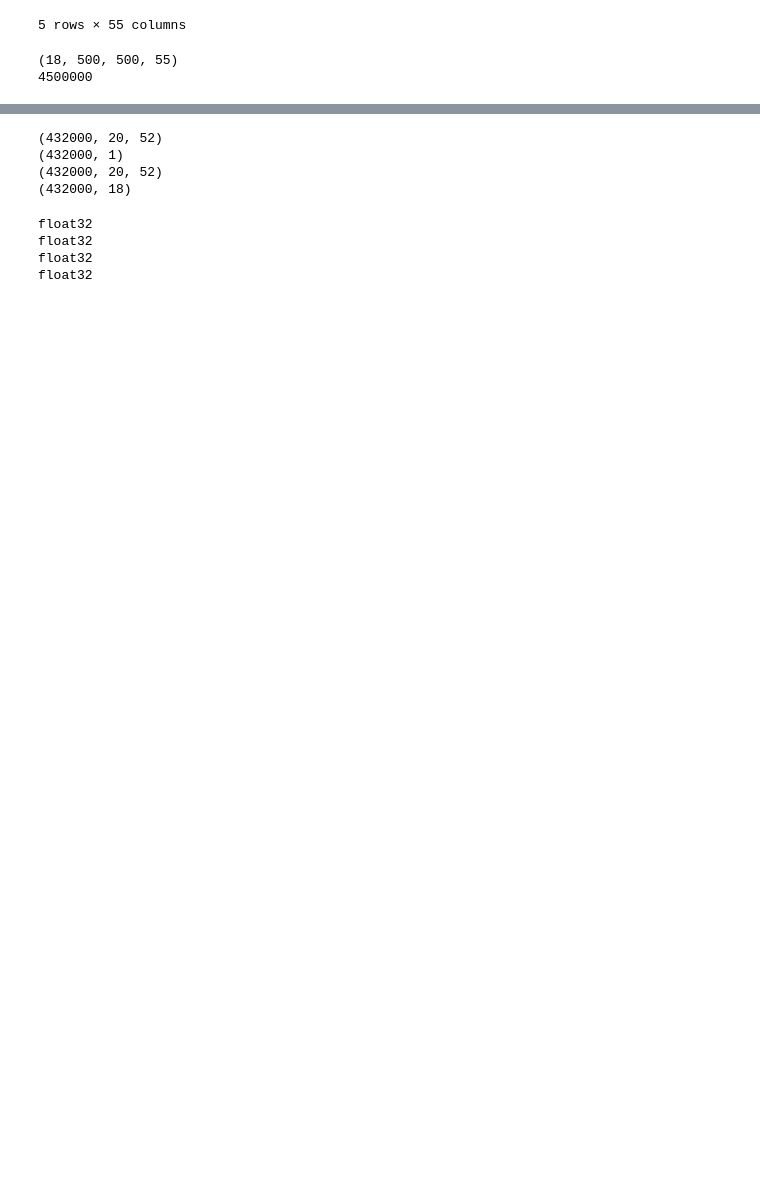
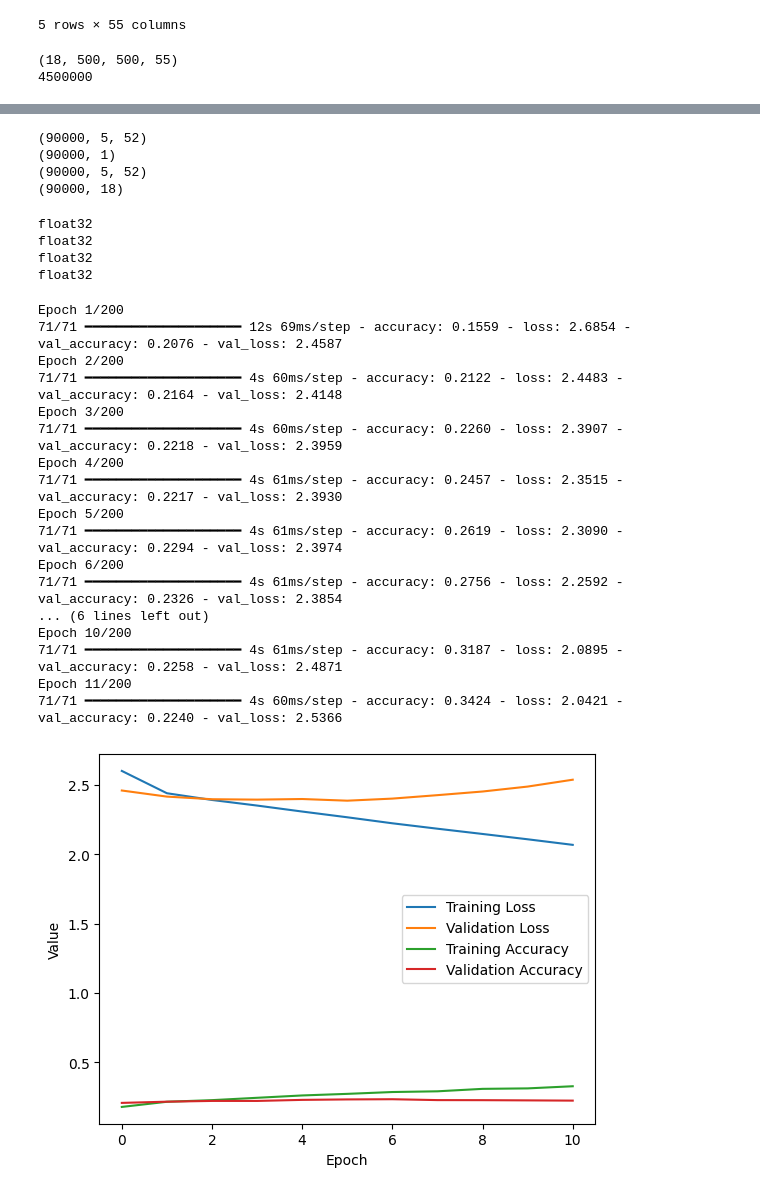
Before and after one commit to batuogkoc/fault-detection-kocsistem, a Jupyter notebook: preprocess_dataset_pm.ipynb, the cells around one changed output, grey strips where cells are left out. Cells and saved outputs as stored; diff of their text form; code cells hidden in the pictures; blank space fills up the shorter version.

```diff
--- a/preprocess_dataset_pm.ipynb
+++ b/preprocess_dataset_pm.ipynb
@@ -45,10 +54,10 @@ print(len(processed_data))
 (18, 500, 500, 55)
 4500000
 # %%
-sample_count = 500
-width = 20
-stride = 10
-lookahead = 1
+sample_count = 40
+width = 5
+stride = 3
+lookahead = 5
 start_idx_range = range(0, sample_count-width-lookahead, stride)
 
 x_shape = list(np_dataset.shape)
@@ -72,5 +81,5 @@ for start_idx in start_idx_range:
     idx += 1
 # data.head(50)
 # print(x_dataset.shape)
-print(y_dataset[10,0])
+print(x_dataset[1, 0, 0, :, 0])
 # %% [output]
@@ -107,9 +102,13 @@ y_enc = enc.fit_transform(reshaped_y_dataset)
 
 print(x_scaled.shape)
 print(y_enc.shape)
+
+from sklearn.model_selection import train_test_split
+
+x_train, x_val, y_train, y_val = train_test_split(x_scaled.astype(np.float32), y_enc.astype(np.float32), train_size=0.2, random_state=42)
 # %% [output]
-(432000, 20, 52)
-(432000, 1)
-(432000, 20, 52)
-(432000, 18)
+(90000, 5, 52)
+(90000, 1)
+(90000, 5, 52)
+(90000, 18)
 # %%
@@ -131,3 +126,59 @@ float32
 float32
 float32
 float32
+# %%
+
+def LSTM_model(X_train,y_train):
+    # Define input layer
+    input_layer = Input(shape=(X_train.shape[1],X_train.shape[2]))
+
+    # Define encoder layers
+    encoded = Bidirectional(LSTM(64,activation="tanh",return_sequences=True))(input_layer)
+    encoded = LSTM(64, activation="tanh")(encoded)
+
+    # Define decoder layers
+    decoded = Dense(128, activation='selu')(encoded)
+    decoded = Dropout(0.5)(decoded)
+    decoded = Dense(y_train.shape[1], activation='softmax')(decoded)
+
+    # Define LSTM model
+    lstm_model = Model(inputs=input_layer, outputs=decoded)
+    # Compile LSTM  model
+    lstm_model.compile(loss='categorical_crossentropy', optimizer='adam', metrics=['accuracy'])
+    return lstm_model
+
+# Define early stopping callback to monitor validation loss and stop if it doesn't improve for 5 epochs
+early_stop = EarlyStopping(monitor='val_loss', patience=5)
+# Create model
+model = LSTM_model(x_train,y_train)
+# Train the model with 20 epochs and batch size of 32, using the early stopping callback
+history = model.fit(x_train, y_train, epochs=200, batch_size=256, validation_data=(x_val, y_val), callbacks=[early_stop])
+
+# Plot the training history for loss and accuracy
+plt.plot(history.history['loss'], label='Training Loss')
+plt.plot(history.history['val_loss'], label='Validation Loss')
+plt.plot(history.history['accuracy'], label='Training Accuracy')
+plt.plot(history.history['val_accuracy'], label='Validation Accuracy')
+plt.xlabel('Epoch')
+plt.ylabel('Value')
+plt.legend()
+plt.show()
+# %% [output]
+Epoch 1/200
+71/71 ━━━━━━━━━━━━━━━━━━━━ 12s 69ms/step - accuracy: 0.1559 - loss: 2.6854 - val_accuracy: 0.2076 - val_loss: 2.4587
+Epoch 2/200
+71/71 ━━━━━━━━━━━━━━━━━━━━ 4s 60ms/step - accuracy: 0.2122 - loss: 2.4483 - val_accuracy: 0.2164 - val_loss: 2.4148
+Epoch 3/200
+71/71 ━━━━━━━━━━━━━━━━━━━━ 4s 60ms/step - accuracy: 0.2260 - loss: 2.3907 - val_accuracy: 0.2218 - val_loss: 2.3959
+Epoch 4/200
+71/71 ━━━━━━━━━━━━━━━━━━━━ 4s 61ms/step - accuracy: 0.2457 - loss: 2.3515 - val_accuracy: 0.2217 - val_loss: 2.3930
+Epoch 5/200
+71/71 ━━━━━━━━━━━━━━━━━━━━ 4s 61ms/step - accuracy: 0.2619 - loss: 2.3090 - val_accuracy: 0.2294 - val_loss: 2.3974
+Epoch 6/200
+71/71 ━━━━━━━━━━━━━━━━━━━━ 4s 61ms/step - accuracy: 0.2756 - loss: 2.2592 - val_accuracy: 0.2326 - val_loss: 2.3854
+... (6 lines left out)
+Epoch 10/200
+71/71 ━━━━━━━━━━━━━━━━━━━━ 4s 61ms/step - accuracy: 0.3187 - loss: 2.0895 - val_accuracy: 0.2258 - val_loss: 2.4871
+Epoch 11/200
+71/71 ━━━━━━━━━━━━━━━━━━━━ 4s 60ms/step - accuracy: 0.3424 - loss: 2.0421 - val_accuracy: 0.2240 - val_loss: 2.5366
+[figure, added]
```
Also changed, not shown: parts of 5 cells of this notebook, 3 other files.
